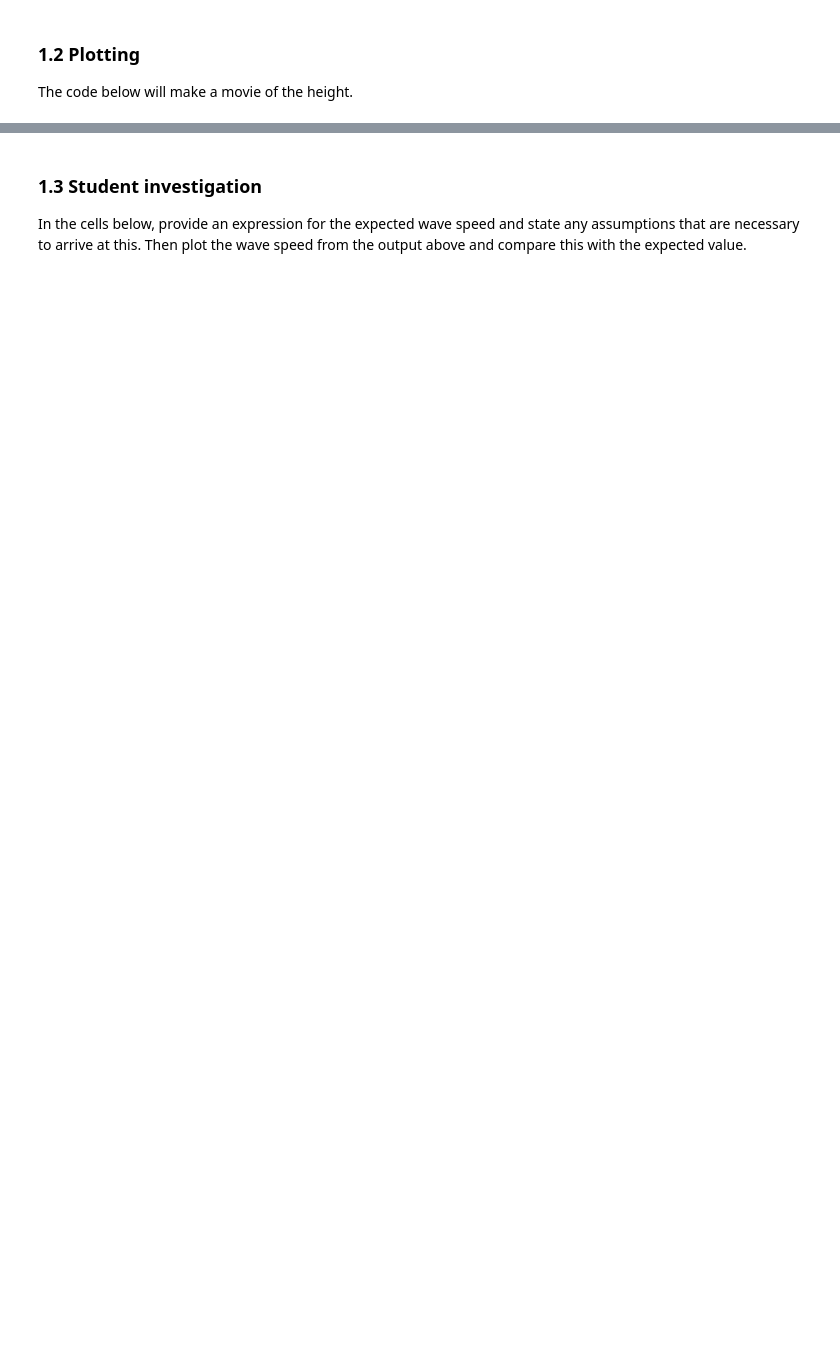
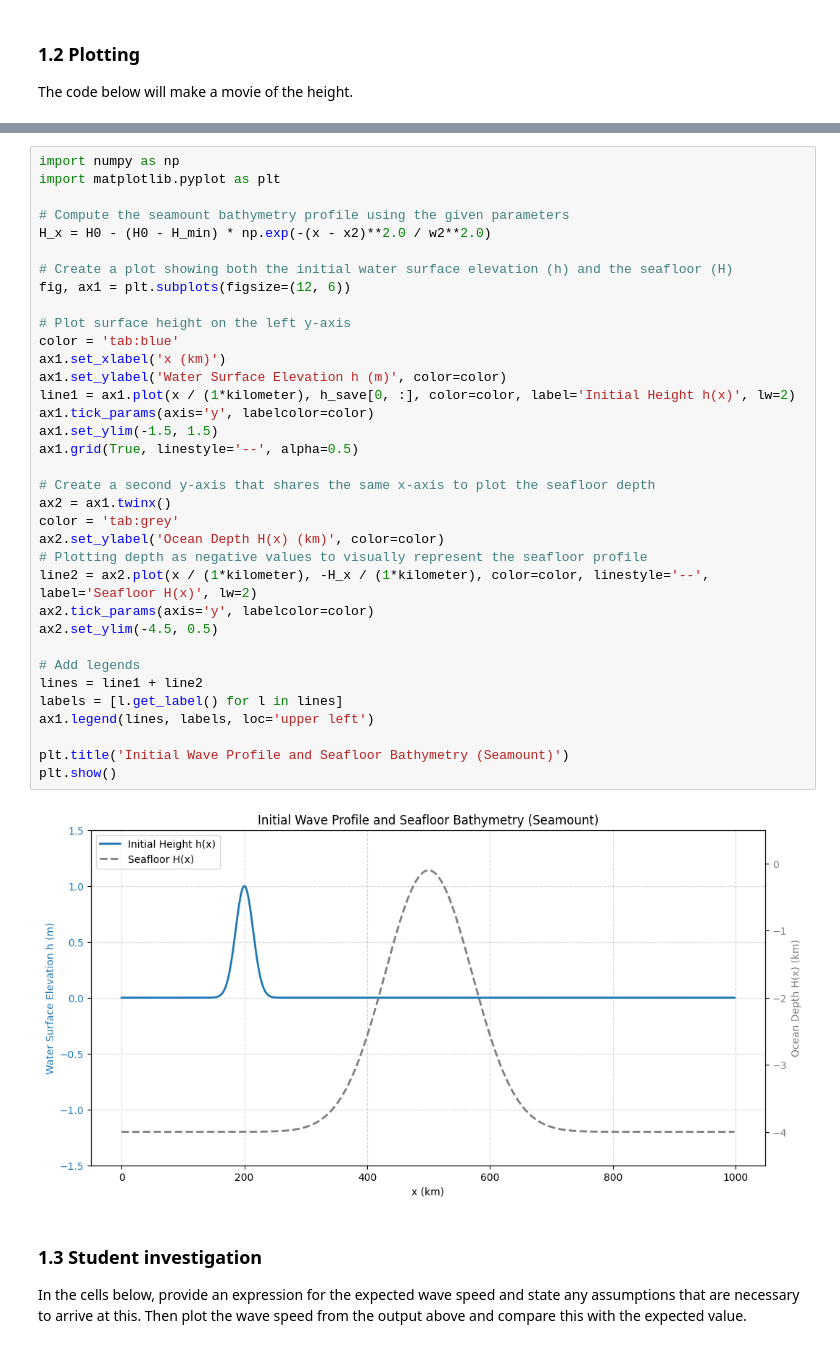
Before and after one commit to barneycevans/QCES, a Jupyter notebook: Project3_tsunami.ipynb, the cells around one changed output, grey strips where cells are left out. Drawn from its saved outputs; the diff is of its cells as text; blank space fills up the shorter version.

```diff
--- a/Project3_tsunami.ipynb
+++ b/Project3_tsunami.ipynb
@@ -202,3 +249,40 @@ HTML(anim.to_html5_video())
+# %%
+import numpy as np
+import matplotlib.pyplot as plt
+
+# Compute the seamount bathymetry profile using the given parameters
+H_x = H0 - (H0 - H_min) * np.exp(-(x - x2)**2.0 / w2**2.0)
+
+# Create a plot showing both the initial water surface elevation (h) and the seafloor (H)
+fig, ax1 = plt.subplots(figsize=(12, 6))
+
+# Plot surface height on the left y-axis
+color = 'tab:blue'
+ax1.set_xlabel('x (km)')
+ax1.set_ylabel('Water Surface Elevation h (m)', color=color)
+line1 = ax1.plot(x / (1*kilometer), h_save[0, :], color=color, label='Initial Height h(x)', lw=2)
+ax1.tick_params(axis='y', labelcolor=color)
+ax1.set_ylim(-1.5, 1.5)
+ax1.grid(True, linestyle='--', alpha=0.5)
+
+# Create a second y-axis that shares the same x-axis to plot the seafloor depth
+ax2 = ax1.twinx()
+color = 'tab:grey'
+ax2.set_ylabel('Ocean Depth H(x) (km)', color=color)
+# Plotting depth as negative values to visually represent the seafloor profile
+line2 = ax2.plot(x / (1*kilometer), -H_x / (1*kilometer), color=color, linestyle='--', label='Seafloor H(x)', lw=2)
+ax2.tick_params(axis='y', labelcolor=color)
+ax2.set_ylim(-4.5, 0.5)
+
+# Add legends
+lines = line1 + line2
+labels = [l.get_label() for l in lines]
+ax1.legend(lines, labels, loc='upper left')
+
+plt.title('Initial Wave Profile and Seafloor Bathymetry (Seamount)')
+plt.show()
+# %% [output]
+[figure, added]
 # %% [markdown]
 ### 1.3 Student investigation
 <a id='section1pt3'></a>
```
Also changed, not shown: parts of 10 cells of this notebook.
